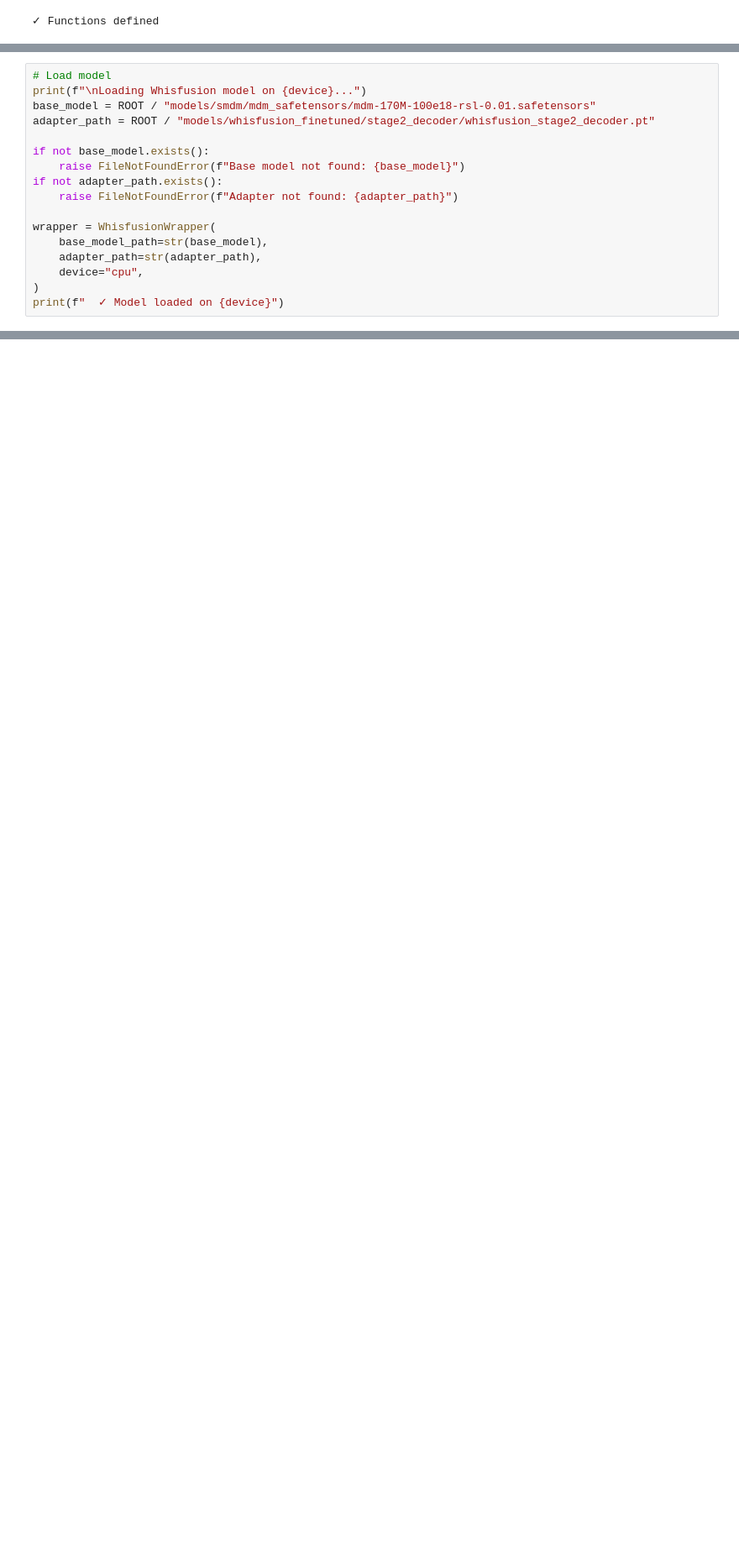
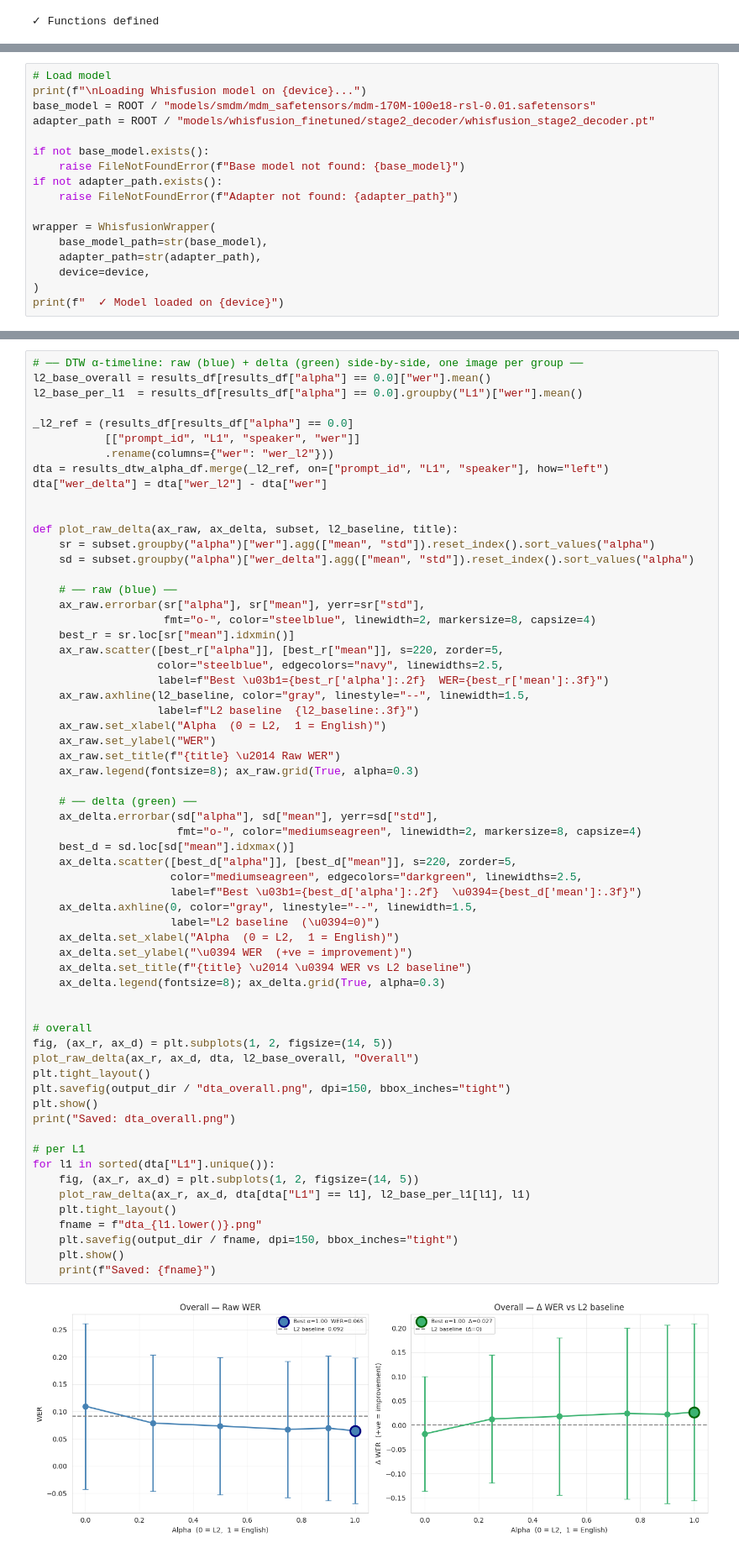
Before and after one commit to Tisya-V/accent-robust-asr, a Jupyter notebook: src/analysis/e2_latent_steering.ipynb, the cells around one changed output, grey strips where cells are left out. Shown at 84% size. Saved outputs shown, nothing was run; the diff lists cells and outputs as text; blank space fills up the shorter version.

Commit message:
latent steering ith alpha-interpolated length (better than warping onto an endpoint or third timeline) + correcter modifs

```diff
--- a/src/analysis/e2_latent_steering.ipynb
+++ b/src/analysis/e2_latent_steering.ipynb
@@ -236,7 +235,7 @@ if not adapter_path.exists():
 wrapper = WhisfusionWrapper(
     base_model_path=str(base_model),
     adapter_path=str(adapter_path),
-    device="cpu",
+    device=device,
 )
 print(f"  ✓ Model loaded on {device}")
 # %% [output]
@@ -1228,0 +1442,64 @@ if missing_in_dtw:
+# %%
+# ── DTW α-timeline: raw (blue) + delta (green) side-by-side, one image per group ──
+l2_base_overall = results_df[results_df["alpha"] == 0.0]["wer"].mean()
+l2_base_per_l1  = results_df[results_df["alpha"] == 0.0].groupby("L1")["wer"].mean()
+
+_l2_ref = (results_df[results_df["alpha"] == 0.0]
+           [["prompt_id", "L1", "speaker", "wer"]]
+           .rename(columns={"wer": "wer_l2"}))
+dta = results_dtw_alpha_df.merge(_l2_ref, on=["prompt_id", "L1", "speaker"], how="left")
+dta["wer_delta"] = dta["wer_l2"] - dta["wer"]
+
+
+def plot_raw_delta(ax_raw, ax_delta, subset, l2_baseline, title):
+    sr = subset.groupby("alpha")["wer"].agg(["mean", "std"]).reset_index().sort_values("alpha")
+    sd = subset.groupby("alpha")["wer_delta"].agg(["mean", "std"]).reset_index().sort_values("alpha")
+
+    # ── raw (blue) ──
+    ax_raw.errorbar(sr["alpha"], sr["mean"], yerr=sr["std"],
+                    fmt="o-", color="steelblue", linewidth=2, markersize=8, capsize=4)
+    best_r = sr.loc[sr["mean"].idxmin()]
+    ax_raw.scatter([best_r["alpha"]], [best_r["mean"]], s=220, zorder=5,
+                   color="steelblue", edgecolors="navy", linewidths=2.5,
+                   label=f"Best \u03b1={best_r['alpha']:.2f}  WER={best_r['mean']:.3f}")
+    ax_raw.axhline(l2_baseline, color="gray", linestyle="--", linewidth=1.5,
+                   label=f"L2 baseline  {l2_baseline:.3f}")
+    ax_raw.set_xlabel("Alpha  (0 = L2,  1 = English)")
+    ax_raw.set_ylabel("WER")
+    ax_raw.set_title(f"{title} \u2014 Raw WER")
+    ax_raw.legend(fontsize=8); ax_raw.grid(True, alpha=0.3)
+
+    # ── delta (green) ──
+    ax_delta.errorbar(sd["alpha"], sd["mean"], yerr=sd["std"],
+                      fmt="o-", color="mediumseagreen", linewidth=2, markersize=8, capsize=4)
+    best_d = sd.loc[sd["mean"].idxmax()]
+    ax_delta.scatter([best_d["alpha"]], [best_d["mean"]], s=220, zorder=5,
+                     color="mediumseagreen", edgecolors="darkgreen", linewidths=2.5,
+                     label=f"Best \u03b1={best_d['alpha']:.2f}  \u0394={best_d['mean']:.3f}")
+    ax_delta.axhline(0, color="gray", linestyle="--", linewidth=1.5,
+                     label="L2 baseline  (\u0394=0)")
+    ax_delta.set_xlabel("Alpha  (0 = L2,  1 = English)")
+    ax_delta.set_ylabel("\u0394 WER  (+ve = improvement)")
+    ax_delta.set_title(f"{title} \u2014 \u0394 WER vs L2 baseline")
+    ax_delta.legend(fontsize=8); ax_delta.grid(True, alpha=0.3)
+
+
+# overall
+fig, (ax_r, ax_d) = plt.subplots(1, 2, figsize=(14, 5))
+plot_raw_delta(ax_r, ax_d, dta, l2_base_overall, "Overall")
+plt.tight_layout()
+plt.savefig(output_dir / "dta_overall.png", dpi=150, bbox_inches="tight")
+plt.show()
+print("Saved: dta_overall.png")
+
+# per L1
+for l1 in sorted(dta["L1"].unique()):
+    fig, (ax_r, ax_d) = plt.subplots(1, 2, figsize=(14, 5))
+    plot_raw_delta(ax_r, ax_d, dta[dta["L1"] == l1], l2_base_per_l1[l1], l1)
+    plt.tight_layout()
+    fname = f"dta_{l1.lower()}.png"
+    plt.savefig(output_dir / fname, dpi=150, bbox_inches="tight")
+    plt.show()
+    print(f"Saved: {fname}")
+# %% [output]
+[figure, added]
```
Also changed, not shown: parts of 27 cells of this notebook, 7 other files.
